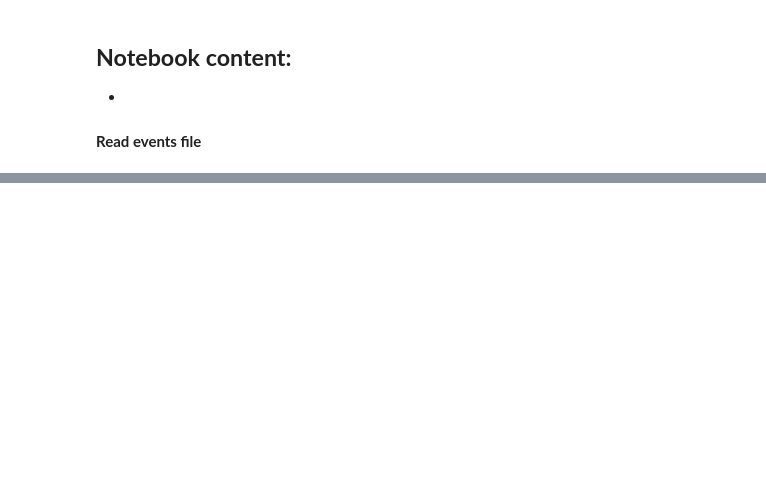
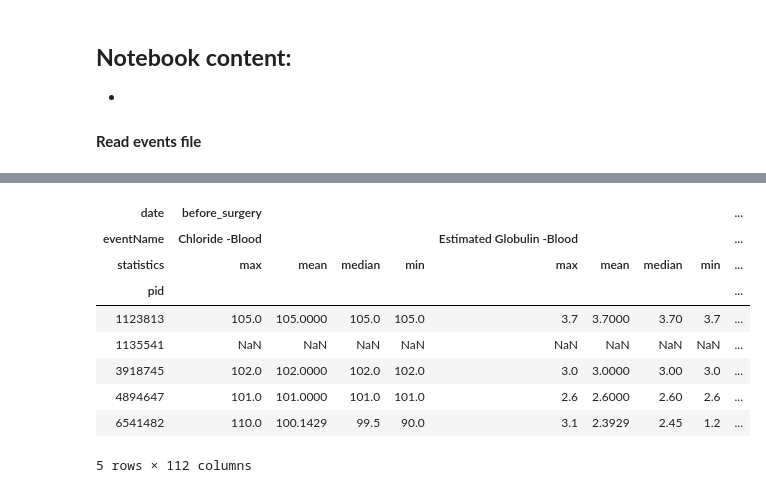
Before and after one commit to nomihadar/Anastomotic-Leak-Prediction, a Jupyter notebook: Scripts/parseData4.ipynb, the cells around one changed output, grey strips where cells are left out. Saved outputs shown, nothing was run; the diff lists cells and outputs as text; code cells hidden in the pictures; blank space fills up the shorter version.

```diff
--- a/Scripts/parseData4.ipynb
+++ b/Scripts/parseData4.ipynb
@@ -39,0 +31,16 @@ df.shape
+# %%
+#read events
+path = DATA_PATH + "parseData1.csv"
+df = pd.read_csv(path, sep=',')
+#parse date of surgery
+df['eventStartDate'] = pd.to_datetime(df['eventStartDate'], format='%Y-%m-%d')
+df['eventEndDate'] = pd.to_datetime(df['eventEndDate'], format='%Y-%m-%d')
+
+#read annonymous file
+path = "{}parseAnonymous0.csv".format(DATA_PATH)
+anonymous = pd.read_csv(path, sep=',')
+#parse date of surgery
+anonymous['Date of surgery'] = pd.to_datetime(anonymous['Date of surgery'], format='%Y-%m-%d')
+
+#read events info
+eventsinfo = pd.read_excel(EVENTS_INFO_PATH)
@@ -104,0 +147,13 @@ features_df = []
+# %%
+result_data
+# %% [output]
+| date | before_surgery |  |  |  |  |  |  |  | ... |
+| eventName | Chloride -Blood |  |  |  | Estimated Globulin -Blood |  |  |  | ... |
+| statistics | max | mean | median | min | max | mean | median | min | ... |
+| pid |  |  |  |  |  |  |  |  | ... |
+| 1123813 | 105.0 | 105.0000 | 105.0 | 105.0 | 3.7 | 3.7000 | 3.70 | 3.7 | ... |
+| 1135541 | NaN | NaN | NaN | NaN | NaN | NaN | NaN | NaN | ... |
+| 3918745 | 102.0 | 102.0000 | 102.0 | 102.0 | 3.0 | 3.0000 | 3.00 | 3.0 | ... |
+| 4894647 | 101.0 | 101.0000 | 101.0 | 101.0 | 2.6 | 2.6000 | 2.60 | 2.6 | ... |
+| 6541482 | 110.0 | 100.1429 | 99.5 | 90.0 | 3.1 | 2.3929 | 2.45 | 1.2 | ... |
+5 rows × 112 columns
```
Also changed, not shown: parts of 50 cells of this notebook.
